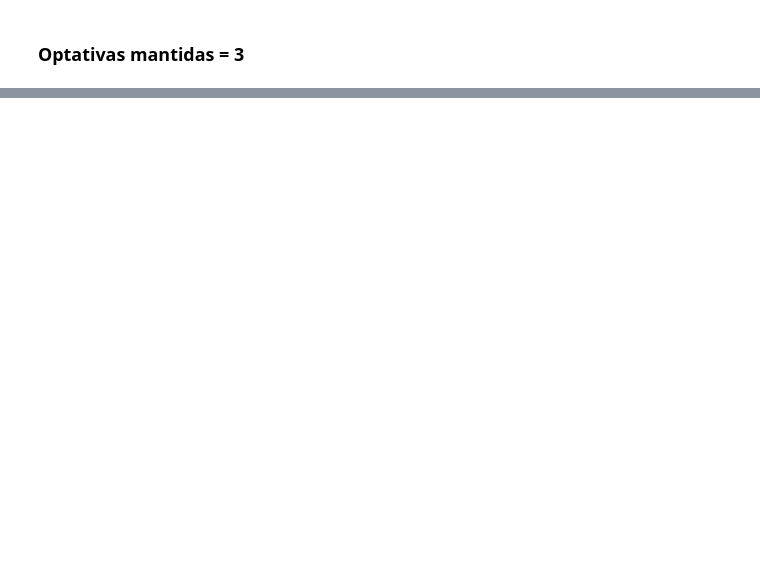
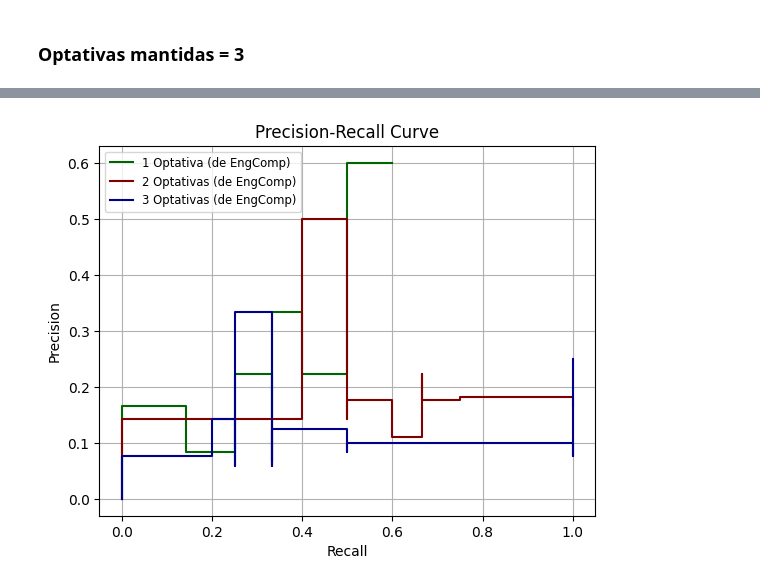
Before and after one commit to cesarvial/TCC_graphs_study, a Jupyter notebook: link_prediction/link_prediction_communities.ipynb, the cells around one changed output, grey strips where cells are left out. Cells and saved outputs as stored; diff of their text form; code cells hidden in the pictures; blank space fills up the shorter version.

```diff
--- a/link_prediction/link_prediction_communities.ipynb
+++ b/link_prediction/link_prediction_communities.ipynb
@@ -659,0 +741,26 @@ ZeroDivisionError: division by zero
+# %%
+precisions_3_engcomp = []
+recalls_3_engcomp = []
+sum_ndcg = 0
+n_alunos_calc = 0
+
+# Para K = 1
+for ra in RAs_formados:
+    # cria o grafo
+    full_graph = create_full_student_graph(int(ra))
+    # retira todas menos uma optativa
+    # removed_opts será utilizada para calcular os valores ideais
+    partial_graph, removed_opts = maintain_one_opt_node(full_graph, 3, True)
+    if partial_graph == []:
+        continue
+    # busca as disciplinas recomendadas
+    rec_courses = get_recommended_courses(partial_graph)
+    # Calcula o precision/recall
+    pr = calc_precision_and_recall(removed_opts, rec_courses)
+    precisions_3_engcomp.append(pr[0])
+    recalls_3_engcomp.append(pr[1])
+
+# Ordena precision/recall na ordem crescente dos recalls
+sorted_indices = np.argsort(recalls_3_engcomp)[::-1]
+precisions_3_engcomp = np.array(precisions_3_engcomp)[sorted_indices]
+recalls_3_engcomp = np.array(recalls_3_engcomp)[sorted_indices]
@@ -659,0 +785,17 @@ ZeroDivisionError: division by zero
+# %%
+# plota a curva do precision and recall, para os 3 casos
+fig, ax = plt.subplots()
+display_1_engcomp = PrecisionRecallDisplay(precision=precisions_1_engcomp, recall=recalls_1_engcomp)
+display_1_engcomp.plot(ax=ax, name="1 Optativa (de EngComp)", color="darkgreen")
+display_2_engcomp = PrecisionRecallDisplay(precision=precisions_2_engcomp, recall=recalls_2_engcomp)
+display_2_engcomp.plot(ax=ax, name="2 Optativas (de EngComp)", color="maroon")
+display_3_engcomp = PrecisionRecallDisplay(precision=precisions_3_engcomp, recall=recalls_3_engcomp)
+display_3_engcomp.plot(ax=ax, name="3 Optativas (de EngComp)", color="darkblue")
+plt.legend(loc="upper left", fontsize="small")
+plt.xlabel('Recall')
+plt.ylabel('Precision')
+plt.title('Precision-Recall Curve')
+plt.grid(True)
+plt.show()
+# %% [output]
+[figure, added]
```
Also changed, not shown: parts of 14 cells of this notebook, 2 other files.
